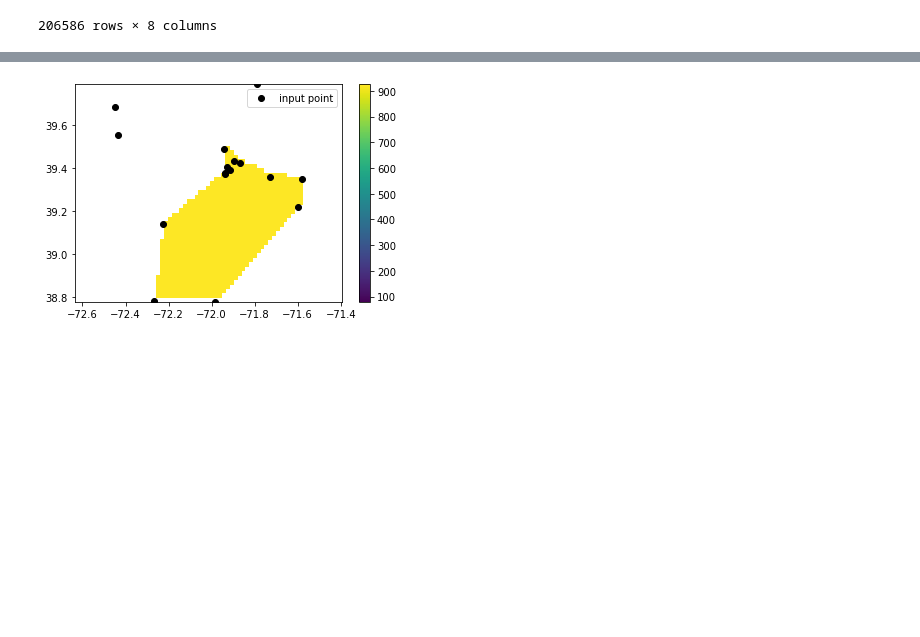
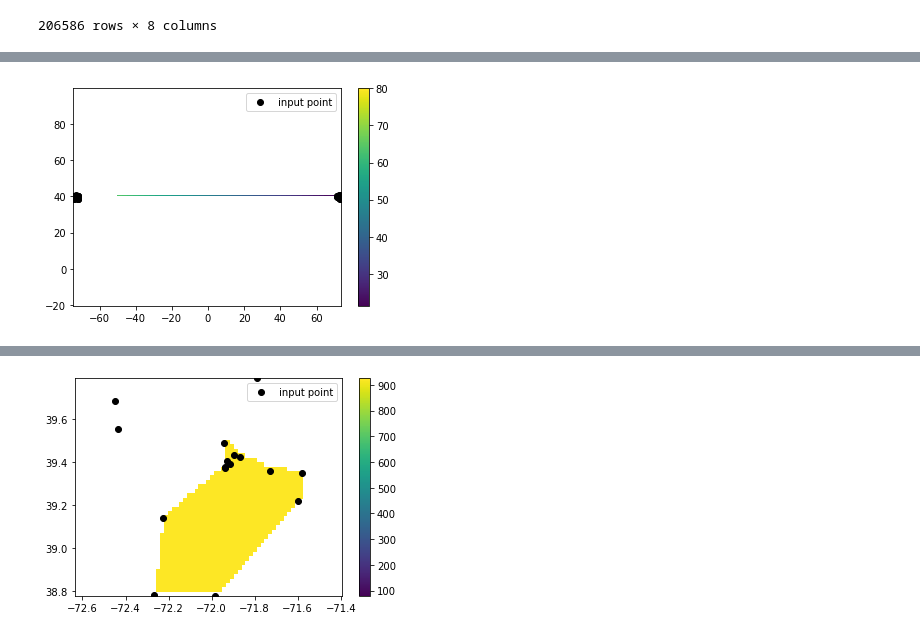
Before and after one commit to lagruenburg/cold_pool, a Jupyter notebook: Cold_Pool_2018-2021_WOD.ipynb, the cells around one changed output, grey strips where cells are left out. Cells and saved outputs as stored; diff of their text form; code cells hidden in the pictures; blank space fills up the shorter version.

```diff
--- a/Cold_Pool_2018-2021_WOD.ipynb
+++ b/Cold_Pool_2018-2021_WOD.ipynb
@@ -341,3 +341,17 @@ def depth12(dataframe, year, month):
     return d12vector, d12lat, d12lon
 # %%
 [cp, cplat, cplon] = depth10(data,2018,10)
+# %%
+[cp1, cplat1, cplon1] = depth10(data,2018,6)
+[cp2, cplat2, cplon2] = depth10(data,2018,7)
+[cp3, cplat3, cplon3] = depth10(data,2018,8)
+cp = np.append(cp1,np.append(cp2,cp3))
+cplat = np.append(cplat1,np.append(cplat2,cplat3))
+cplon = np.append(cplon1,np.append(cplon2,cplon3))
+cplon = np.delete(cplon, np.where(cplat>40.75))
+cp = np.delete(cp, np.where(cplat>40.75))
+cplat = np.delete(cplat, np.where(cplat>40.75))
+cplon = np.delete(cplon, np.where(cp>1000))
+cplat = np.delete(cplat, np.where(cp>1000))
+cp = np.delete(cp, np.where(cp>1000))
+cplon[np.where(cplon>0)]=cplon[np.where(cplon>0)]*-1
@@ -343,0 +378,32 @@ def depth12(dataframe, year, month):
+# %%
+from scipy.interpolate import LinearNDInterpolator
+cp, cplat, cplon
+x = cplon
+
+y = cplat
+
+z = cp
+
+X = np.linspace(min(x), max(x))
+
+Y = np.linspace(min(y), max(y))
+
+X, Y = np.meshgrid(X, Y)  # 2D grid for interpolation
+
+interp = LinearNDInterpolator(list(zip(x, y)), z)
+
+Z = interp(X, Y)
+
+plt.pcolormesh(X, Y, Z,vmax = 80 )#shading='auto'
+
+plt.plot(x, y, "ok", label="input point")
+
+plt.legend()
+
+plt.colorbar()
+
+plt.axis("equal")
+
+plt.show()
+# %% [output]
+[figure, added]
```
Also changed, not shown: parts of 2 cells of this notebook, 1 other file.
